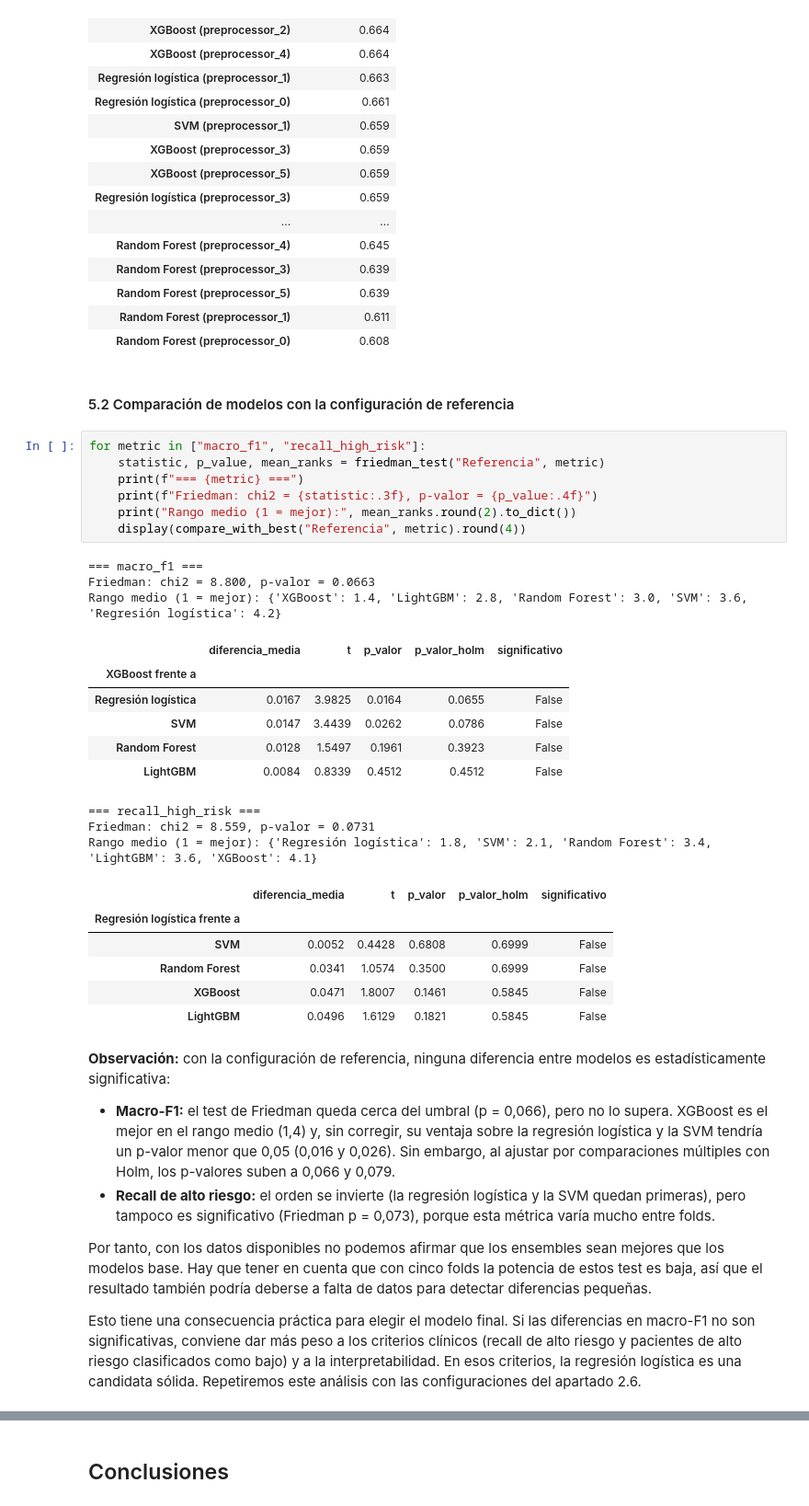
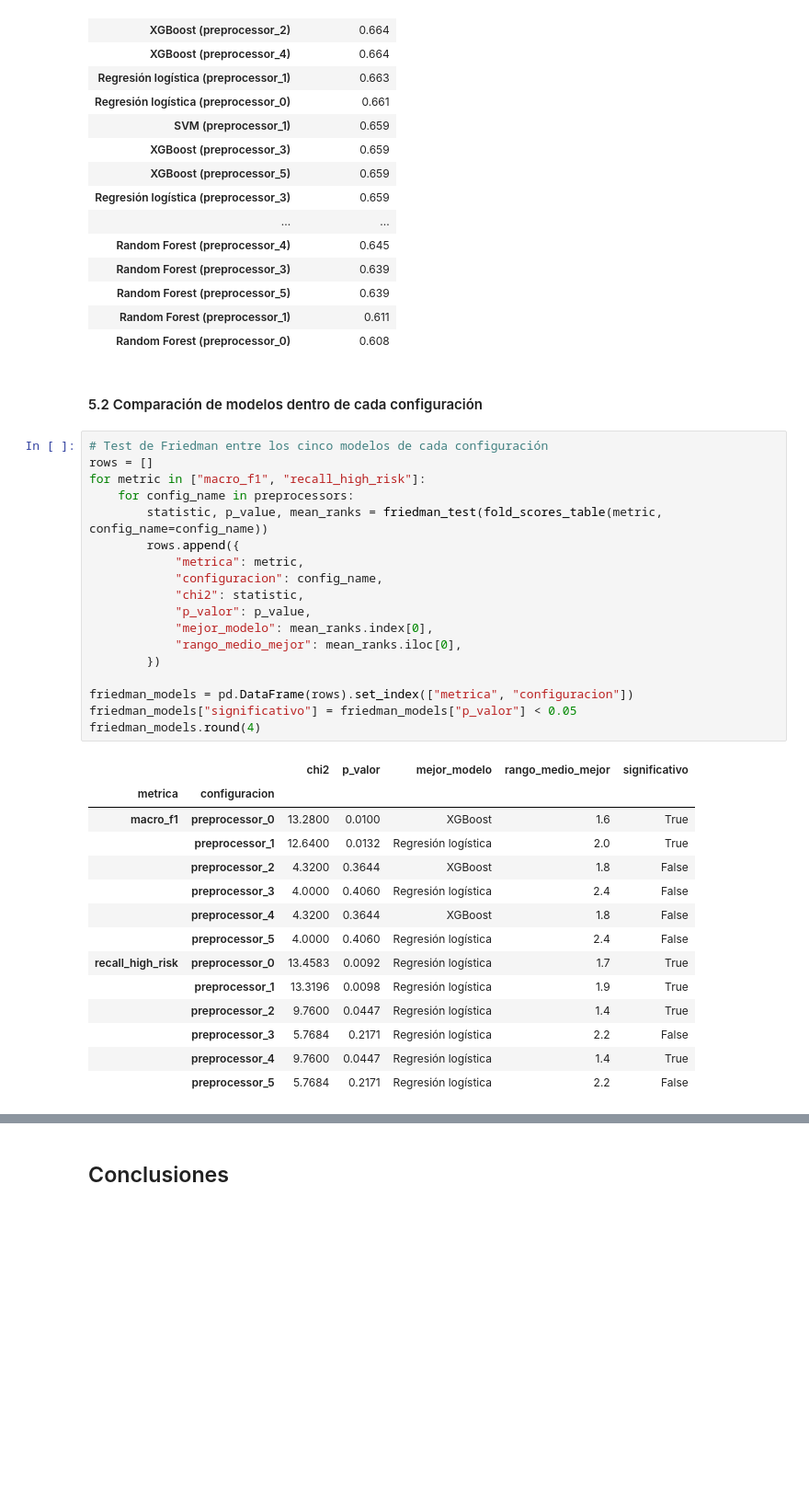
Before and after one commit to alberct96/ML-Entregable1, a Jupyter notebook: ML-Entregable1.ipynb, the cells around one changed output, grey strips where cells are left out. Shown at 92% size. Drawn from its saved outputs; the diff is of its cells as text; blank space fills up the shorter version.

Commit message:
test estadísticos: comparación de modelos dentro de cada configuración

```diff
--- a/ML-Entregable1.ipynb
+++ b/ML-Entregable1.ipynb
@@ -2551,39 +2551,37 @@ fold_scores_table("macro_f1").mean().sort_values(ascending=False).round(3).to_fr
 | Random Forest (preprocessor_1) | 0.611 |
 | Random Forest (preprocessor_0) | 0.608 |
 # %% [markdown]
-#### 5.2 Comparación de modelos con la configuración de referencia
+#### 5.2 Comparación de modelos dentro de cada configuración
-# %%
-for metric in ["macro_f1", "recall_high_risk"]:
-    statistic, p_value, mean_ranks = friedman_test("Referencia", metric)
-    print(f"=== {metric} ===")
-    print(f"Friedman: chi2 = {statistic:.3f}, p-valor = {p_value:.4f}")
-    print("Rango medio (1 = mejor):", mean_ranks.round(2).to_dict())
-    display(compare_with_best("Referencia", metric).round(4))
-# %% [output]
-=== macro_f1 ===
-Friedman: chi2 = 8.800, p-valor = 0.0663
-Rango medio (1 = mejor): {'XGBoost': 1.4, 'LightGBM': 2.8, 'Random Forest': 3.0, 'SVM': 3.6, 'Regresión logística': 4.2}
-|  | diferencia_media | t | p_valor | p_valor_holm | significativo |
-| XGBoost frente a |  |  |  |  |  |
-| Regresión logística | 0.0167 | 3.9825 | 0.0164 | 0.0655 | False |
-| SVM | 0.0147 | 3.4439 | 0.0262 | 0.0786 | False |
-| Random Forest | 0.0128 | 1.5497 | 0.1961 | 0.3923 | False |
-| LightGBM | 0.0084 | 0.8339 | 0.4512 | 0.4512 | False |
-=== recall_high_risk ===
-Friedman: chi2 = 8.559, p-valor = 0.0731
-Rango medio (1 = mejor): {'Regresión logística': 1.8, 'SVM': 2.1, 'Random Forest': 3.4, 'LightGBM': 3.6, 'XGBoost': 4.1}
-|  | diferencia_media | t | p_valor | p_valor_holm | significativo |
-| Regresión logística frente a |  |  |  |  |  |
-| SVM | 0.0052 | 0.4428 | 0.6808 | 0.6999 | False |
-| Random Forest | 0.0341 | 1.0574 | 0.3500 | 0.6999 | False |
-| XGBoost | 0.0471 | 1.8007 | 0.1461 | 0.5845 | False |
-| LightGBM | 0.0496 | 1.6129 | 0.1821 | 0.5845 | False |
-# %% [markdown]
-**Observación:** con la configuración de referencia, ninguna diferencia entre modelos es estadísticamente significativa:
-
-- **Macro-F1:** el test de Friedman queda cerca del umbral (p = 0,066), pero no lo supera. XGBoost es el mejor en el rango medio (1,4) y, sin corregir, su ventaja sobre la regresión logística y la SVM tendría un p-valor menor que 0,05 (0,016 y 0,026). Sin embargo, al ajustar por comparaciones múltiples con Holm, los p-valores suben a 0,066 y 0,079.
-- **Recall de alto riesgo:** el orden se invierte (la regresión logística y la SVM quedan primeras), pero tampoco es significativo (Friedman p = 0,073), porque esta métrica varía mucho entre folds.
-
-Por tanto, con los datos disponibles no podemos afirmar que los ensembles sean mejores que los modelos base. Hay que tener en cuenta que con cinco folds la potencia de estos test es baja, así que el resultado también podría deberse a falta de datos para detectar diferencias pequeñas.
-
-Esto tiene una consecuencia práctica para elegir el modelo final. Si las diferencias en macro-F1 no son significativas, conviene dar más peso a los criterios clínicos (recall de alto riesgo y pacientes de alto riesgo clasificados como bajo) y a la interpretabilidad. En esos criterios, la regresión logística es una candidata sólida. Repetiremos este análisis con las configuraciones del apartado 2.6.
+# %%
+# Test de Friedman entre los cinco modelos de cada configuración
+rows = []
+for metric in ["macro_f1", "recall_high_risk"]:
+    for config_name in preprocessors:
+        statistic, p_value, mean_ranks = friedman_test(fold_scores_table(metric, config_name=config_name))
+        rows.append({
+            "metrica": metric,
+            "configuracion": config_name,
+            "chi2": statistic,
+            "p_valor": p_value,
+            "mejor_modelo": mean_ranks.index[0],
+            "rango_medio_mejor": mean_ranks.iloc[0],
+        })
+
+friedman_models = pd.DataFrame(rows).set_index(["metrica", "configuracion"])
+friedman_models["significativo"] = friedman_models["p_valor"] < 0.05
+friedman_models.round(4)
+# %% [output]
+|  |  | chi2 | p_valor | mejor_modelo | rango_medio_mejor | significativo |
+| metrica | configuracion |  |  |  |  |  |
+| macro_f1 | preprocessor_0 | 13.2800 | 0.0100 | XGBoost | 1.6 | True |
+|  | preprocessor_1 | 12.6400 | 0.0132 | Regresión logística | 2.0 | True |
+|  | preprocessor_2 | 4.3200 | 0.3644 | XGBoost | 1.8 | False |
+|  | preprocessor_3 | 4.0000 | 0.4060 | Regresión logística | 2.4 | False |
+|  | preprocessor_4 | 4.3200 | 0.3644 | XGBoost | 1.8 | False |
+|  | preprocessor_5 | 4.0000 | 0.4060 | Regresión logística | 2.4 | False |
+| recall_high_risk | preprocessor_0 | 13.4583 | 0.0092 | Regresión logística | 1.7 | True |
+|  | preprocessor_1 | 13.3196 | 0.0098 | Regresión logística | 1.9 | True |
+|  | preprocessor_2 | 9.7600 | 0.0447 | Regresión logística | 1.4 | True |
+|  | preprocessor_3 | 5.7684 | 0.2171 | Regresión logística | 2.2 | False |
+|  | preprocessor_4 | 9.7600 | 0.0447 | Regresión logística | 1.4 | True |
+|  | preprocessor_5 | 5.7684 | 0.2171 | Regresión logística | 2.2 | False |
```
Also changed, not shown: parts of 1 cell of this notebook.
